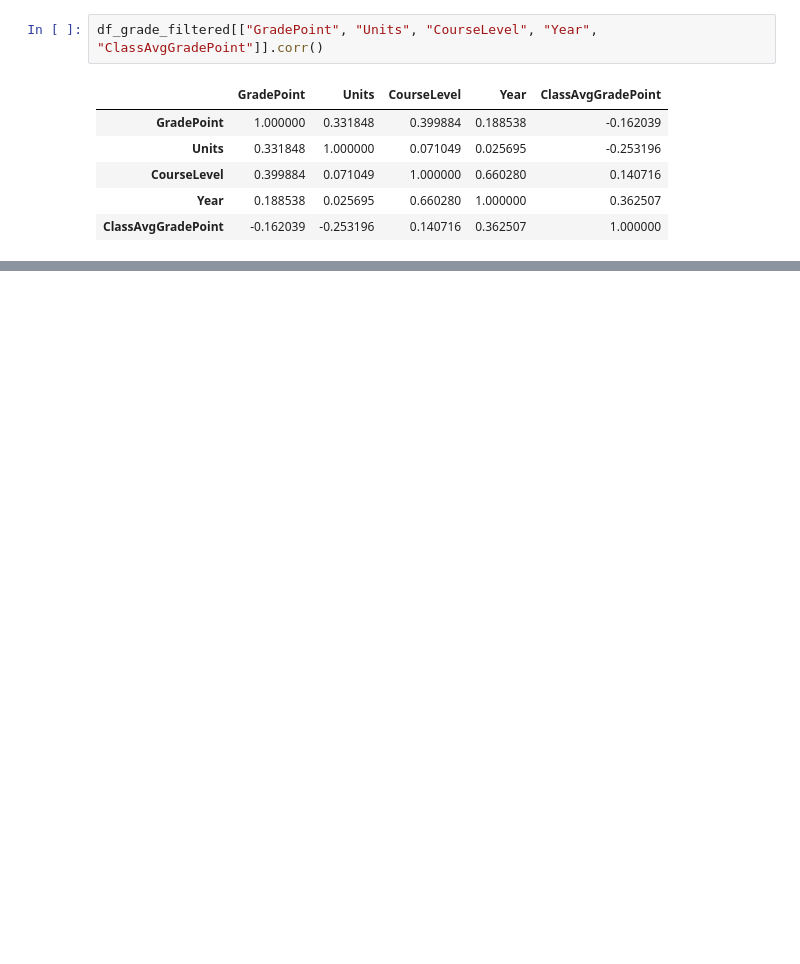
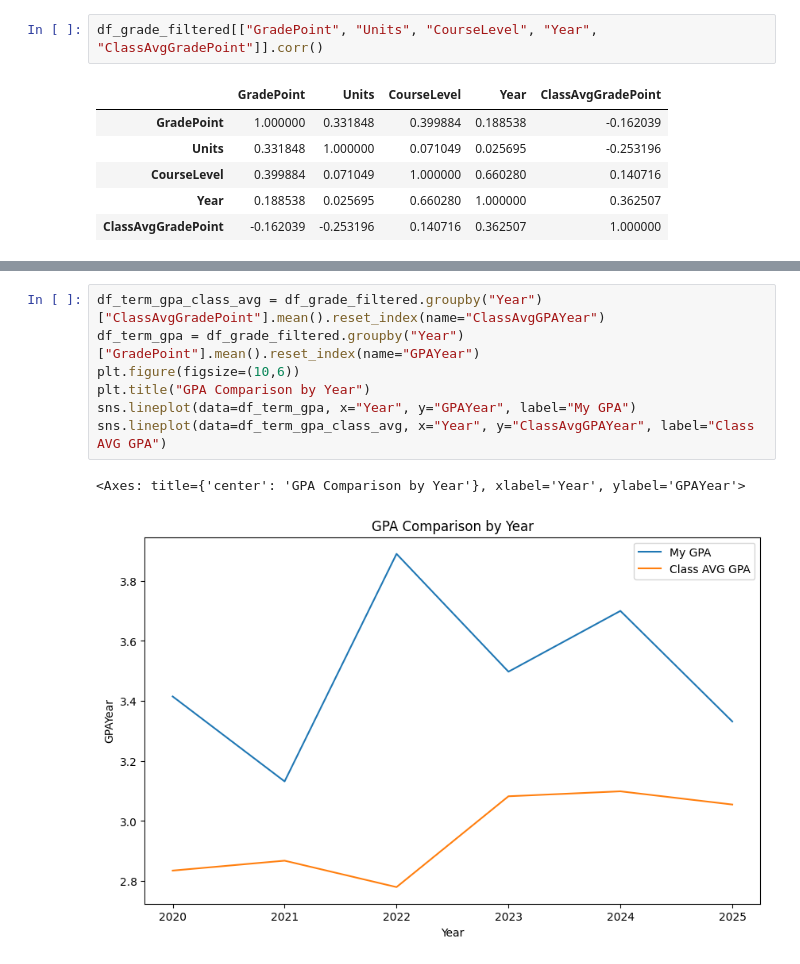
Before and after one commit to NickTurenne/Transcript-Analysis, a Jupyter notebook: notebooks/EDA.ipynb, the cells around one changed output, grey strips where cells are left out. Drawn from its saved outputs; the diff is of its cells as text; blank space fills up the shorter version.

```diff
--- a/notebooks/EDA.ipynb
+++ b/notebooks/EDA.ipynb
@@ -275,0 +312,10 @@ df_grade_filtered[["GradePoint", "Units", "CourseLevel", "Year", "ClassAvgGradeP
+# %%
+df_term_gpa_class_avg = df_grade_filtered.groupby("Year")["ClassAvgGradePoint"].mean().reset_index(name="ClassAvgGPAYear")
+df_term_gpa = df_grade_filtered.groupby("Year")["GradePoint"].mean().reset_index(name="GPAYear")
+plt.figure(figsize=(10,6))
+plt.title("GPA Comparison by Year")
+sns.lineplot(data=df_term_gpa, x="Year", y="GPAYear", label="My GPA")
+sns.lineplot(data=df_term_gpa_class_avg, x="Year", y="ClassAvgGPAYear", label="Class AVG GPA")
+# %% [output]
+<Axes: title={'center': 'GPA Comparison by Year'}, xlabel='Year', ylabel='GPAYear'>
+[figure, added]
```
Also changed, not shown: parts of 15 cells of this notebook, 2 other files.
